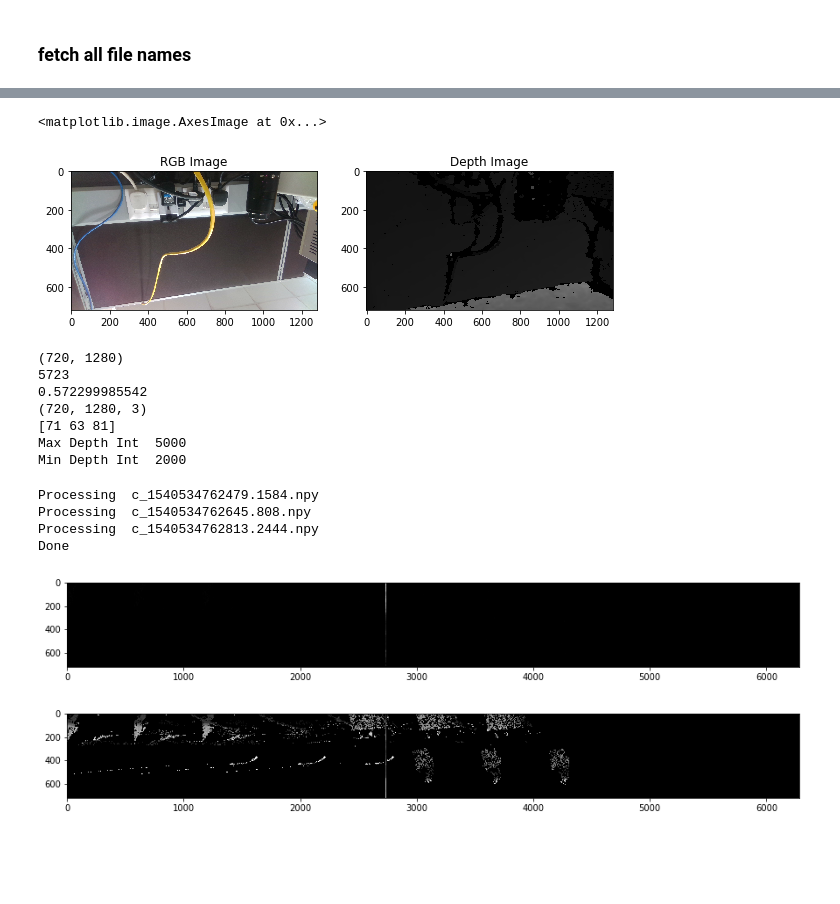
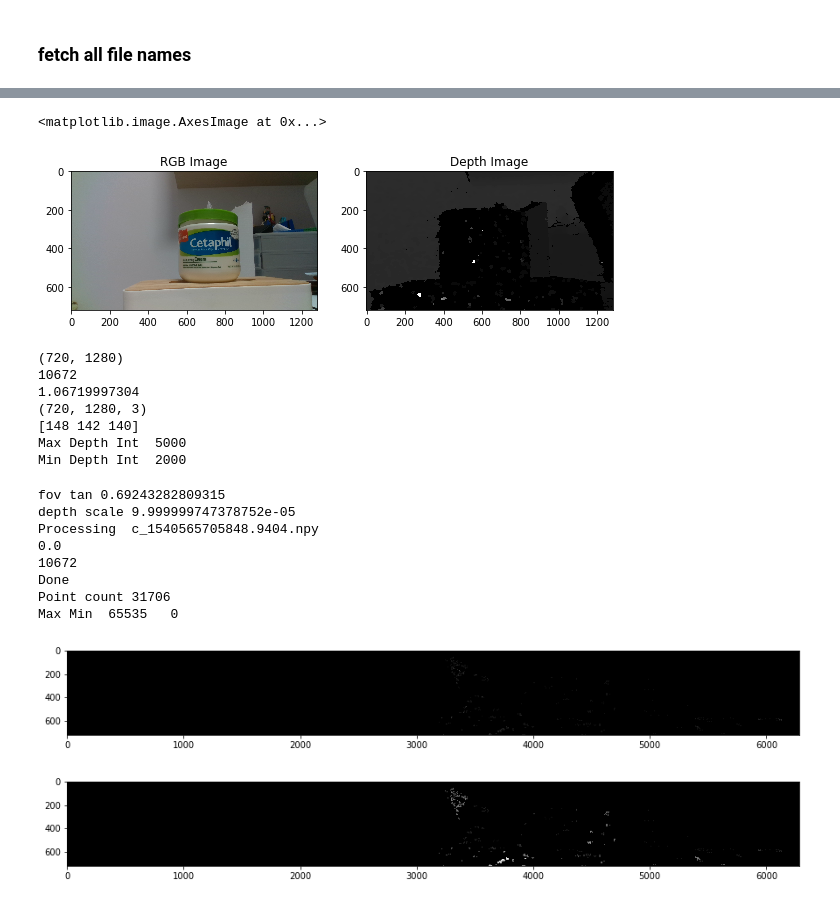
Before and after one commit to ongchinkiat/realsense-d435, a Jupyter notebook: d435-analysis.ipynb, the cells around one changed output, grey strips where cells are left out. Cells and saved outputs as stored; diff of their text form; code cells hidden in the pictures; blank space fills up the shorter version.

```diff
--- a/d435-analysis.ipynb
+++ b/d435-analysis.ipynb
@@ -54,20 +54,20 @@ print(len(depth_files))
 # %%
-color_image = np.load(imgfolder + color_files[1])
-depth_image = np.load(imgfolder + depth_files[1])
+color_image = np.load(imgfolder + color_files[0])
+depth_image = np.load(imgfolder + depth_files[0])
 
 
 # Show images
 fig = plt.figure(figsize=(15, 15))
 table1 = fig.add_subplot(1,3,1)
 table1.set_title("RGB Image")
 table1.imshow(cv2.cvtColor(color_image, cv2.COLOR_BGR2RGB))
 
 table2 = fig.add_subplot(1,3,2)
 table2.set_title("Depth Image")
 table2.imshow(depth_image, cmap='gray')
 # %% [output]
 <matplotlib.image.AxesImage at 0x...>
-[figure, old version]
+[figure, new version]
 # %%
 print(depth_image.shape)
 print(depth_image[450,180])
@@ -83,10 +83,10 @@ min_depth = int(0.2/depth_scale)
 print("Min Depth Int ",min_depth)
 # %% [output]
 (720, 1280)
-5723
-0.572299985542
+10672
+1.06719997304
 (720, 1280, 3)
-[71 63 81]
+[148 142 140]
 Max Depth Int  5000
 Min Depth Int  2000
 # %%
@@ -94,8 +94,10 @@ radian_size = 6283
 h_fov = 69.4*math.pi/180
 # the tangent constant for the FOV/2 of the camera
 fov_tan = math.tan(h_fov/2)
+print("fov tan",fov_tan)
+print("depth scale",depth_scale)
 # distance between turntable center and camera
-turn_dist = 0.5
+turn_dist = 0.25
 
 # 33.33 rpm = 3.49065846509342 rad/s
 rotate_speed = 3.49065846509342
@@ -109,6 +111,9 @@ cylinder_b = np.zeros((720,radian_size), dtype=float)
 
 #    x′ = x cos ⁡ θ − y sin ⁡ θ
 #    y′ = x sin ⁡ θ + y cos ⁡ θ
+point_count = 0
+max_coord = 0
+min_coord = 1000000
 
 for n in range(len(depth_files)):
     print("Processing ",color_files[n])
@@ -117,15 +122,24 @@ for n in range(len(depth_files)):
     # timedelta is in seconds
     time_delta = (timesteps[n] - base_time)/1000
     angle_delta = (time_delta * rotate_speed) % (2*math.pi)
+    print(angle_delta)
+    print(depth_image[450,180])
     for x in range(width):
         for z in range(height):
             y = depth_image[z,x]
+            if max_coord < y:
+                max_coord = y
+            if min_coord > y:
+                min_coord = y
+
             r = color_image[z,x,2]
             g = color_image[z,x,1]
             b = color_image[z,x,0]
             # cam_y is in metres
             cam_y = y * depth_scale
-            if cam_y > turn_dist:
+            if cam_y < 0.05:
+                continue
+            if cam_y > (turn_dist*2):
                 continue
             # x in camera coord
             cam_x = ((x - (width/2))/(width/2)) * cam_y *  fov_tan
@@ -153,13 +167,24 @@ for n in range(len(depth_files)):
                 cylinder_g[z, rot_coord] = g
                 cylinder_b[z, rot_coord] = b
             cylinder_count[z, rot_coord] += 1
+            #if max_coord < rot_coord:
+            #    max_coord = rot_coord
+            #if min_coord > rot_coord:
+            #    min_coord = rot_coord
+            point_count += 1
 
 print("Done")
+print("Point count", point_count)
+print("Max Min ", max_coord, " ", min_coord)
 # %% [output]
-Processing  c_1540534762479.1584.npy
-Processing  c_1540534762645.808.npy
-Processing  c_1540534762813.2444.npy
+fov tan 0.69243282809315
+depth scale 9.999999747378752e-05
+Processing  c_1540565705848.9404.npy
+0.0
+10672
 Done
+Point count 31706
+Max Min  65535   0
 # %%
 fig = plt.figure(figsize=(15, 15))
 plt.imshow(cylinder_count, cmap='gray')
@@ -168,10 +193,10 @@ plt.show()
 [figure]
 # %%
 fig = plt.figure(figsize=(15, 15))
-plt.imshow(cylinder_r, cmap='gray')
+plt.imshow(cylinder_depth, cmap='gray')
 plt.show()
 # %% [output]
-[figure, old version]
+[figure, new version]
 # %%
 rgbArray = np.zeros((720,radian_size,3), 'uint8')
 rgbArray[..., 0] = cylinder_r
```
Also changed, not shown: parts of 2 cells of this notebook, 1 other file.
